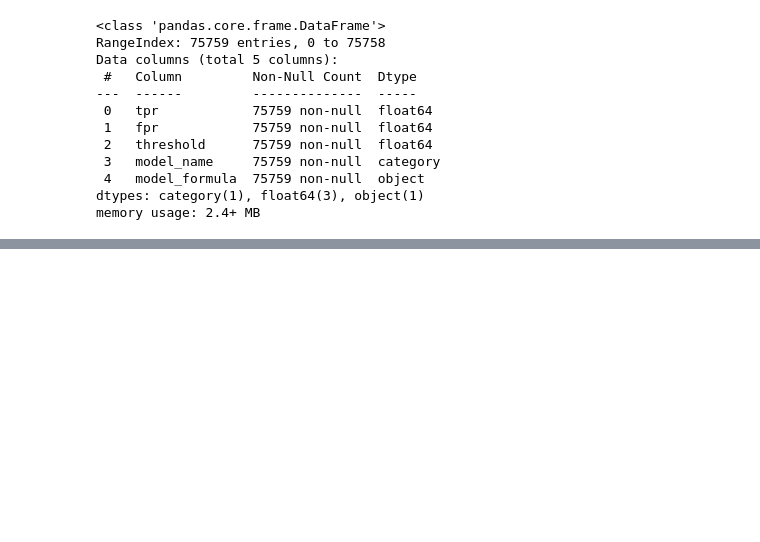
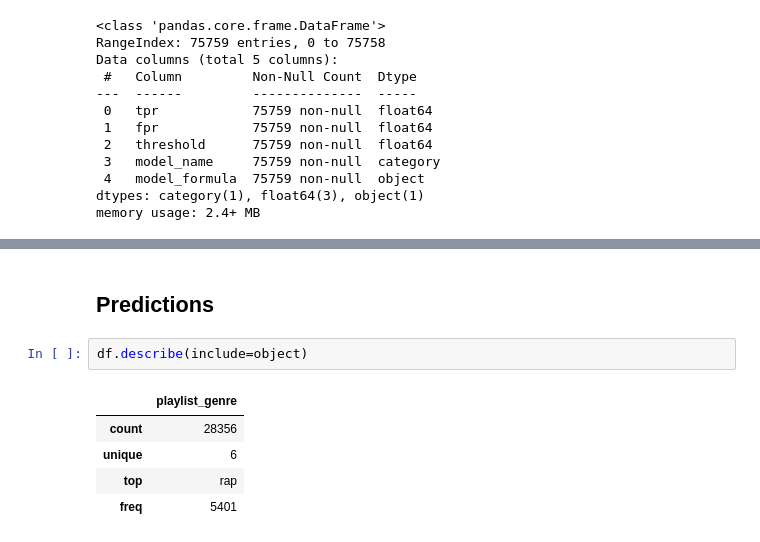
Before and after one commit to vas610/cmpinf-2100_introduction_data_centric_computing, a Jupyter notebook: week14/assignment/eda/Srinivasa_Raghavan_Vasanth_Madhavan_Modeling.ipynb, the cells around one changed output, grey strips where cells are left out. Saved outputs shown, nothing was run; the diff lists cells and outputs as text; blank space fills up the shorter version.

```diff
--- a/week14/assignment/eda/Srinivasa_Raghavan_Vasanth_Madhavan_Modeling.ipynb
+++ b/week14/assignment/eda/Srinivasa_Raghavan_Vasanth_Madhavan_Modeling.ipynb
@@ -518,0 +551,10 @@ dtype: bool
+# %% [markdown]
+## Predictions
+# %%
+df.describe(include=object)
+# %% [output]
+|  | playlist_genre |
+| count | 28356 |
+| unique | 6 |
+| top | rap |
+| freq | 5401 |
```
Also changed, not shown: parts of 15 cells of this notebook.
